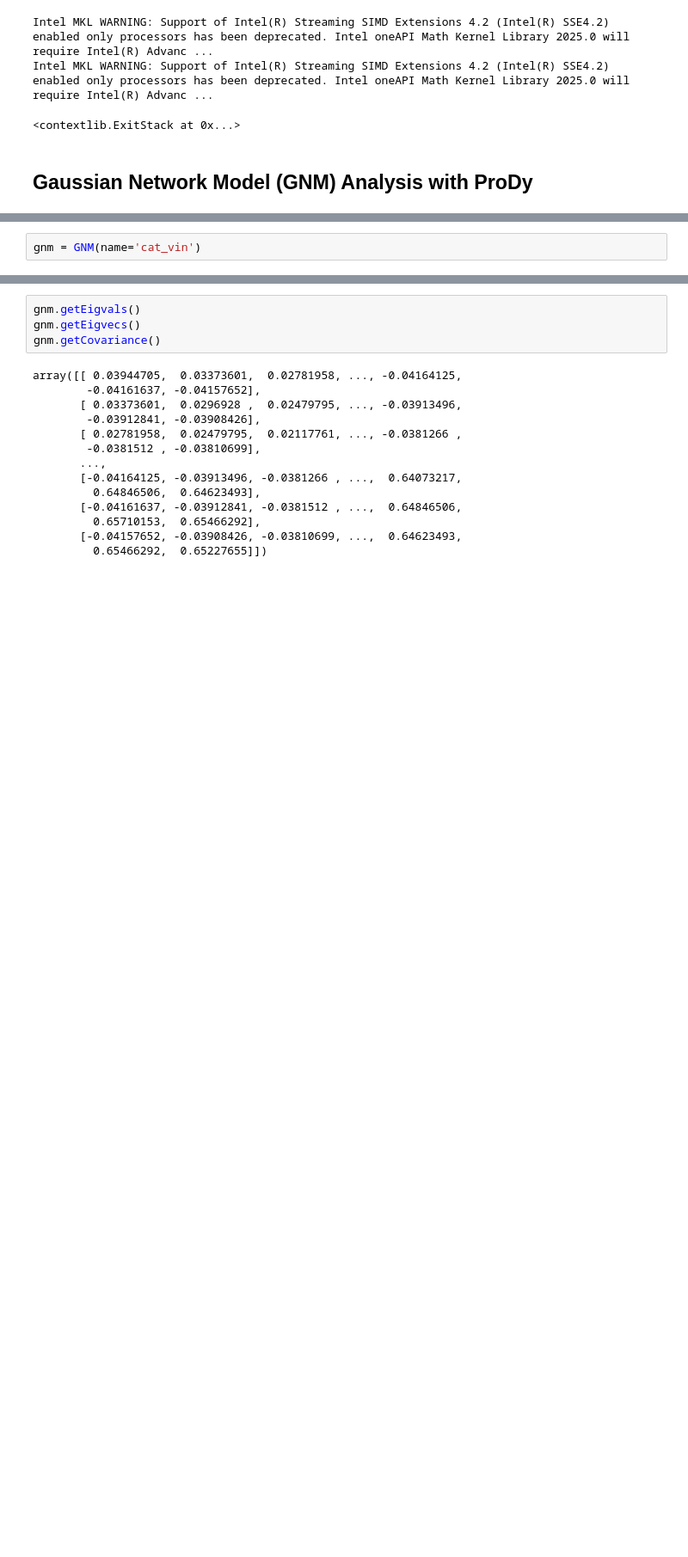
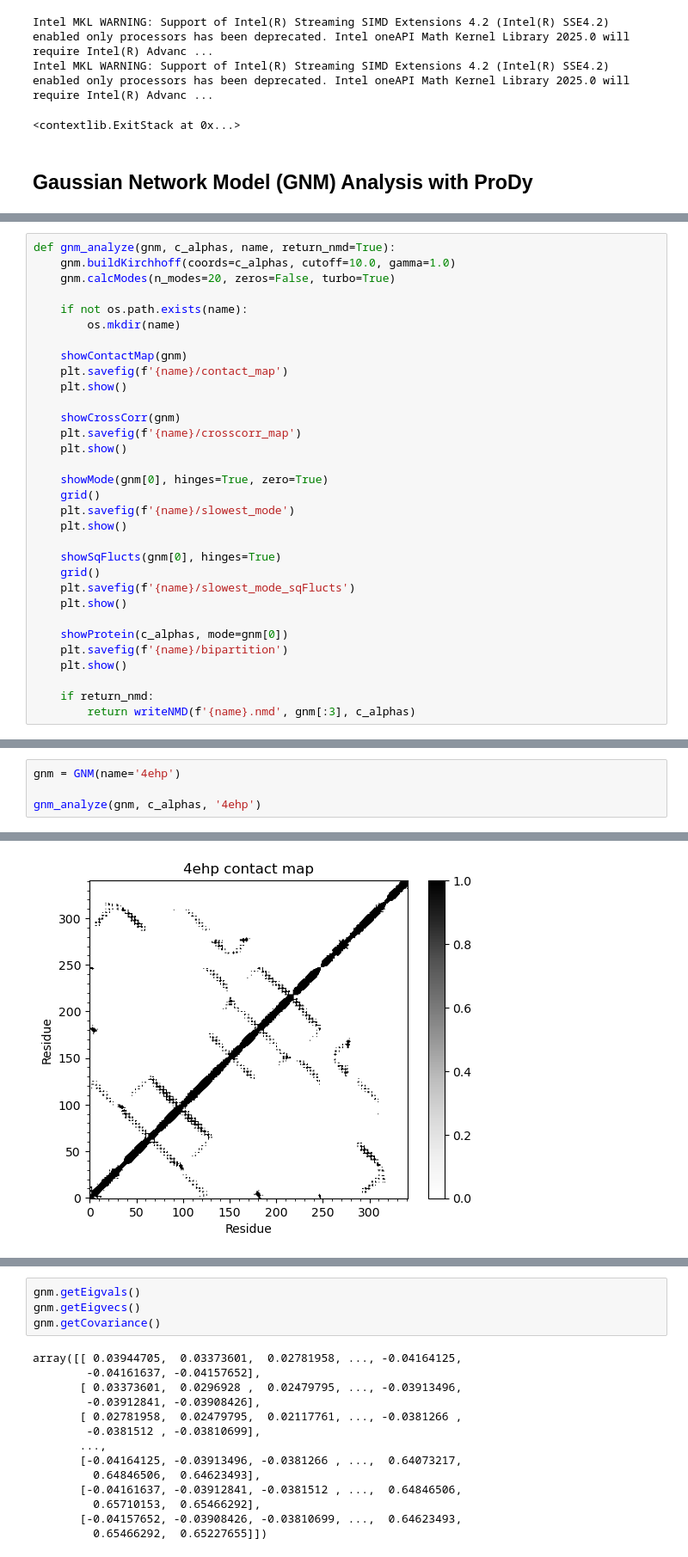
Before and after one commit to smouline/alphacatenin, a Jupyter notebook: 4ehp_nma.ipynb, the cells around one changed output, grey strips where cells are left out. Shown at 86% size. Cells and saved outputs as stored; diff of their text form; blank space fills up the shorter version.

```diff
--- a/4ehp_nma.ipynb
+++ b/4ehp_nma.ipynb
@@ -42,2 +23,32 @@ First, Let's create a `GNM` object.
 # %%
-gnm = GNM(name='cat_vin')
+def gnm_analyze(gnm, c_alphas, name, return_nmd=True):
+    gnm.buildKirchhoff(coords=c_alphas, cutoff=10.0, gamma=1.0)
+    gnm.calcModes(n_modes=20, zeros=False, turbo=True)
+
+    if not os.path.exists(name):
+        os.mkdir(name)
+
+    showContactMap(gnm)
+    plt.savefig(f'{name}/contact_map')
+    plt.show()
+
+    showCrossCorr(gnm)
+    plt.savefig(f'{name}/crosscorr_map')
+    plt.show()
+
+    showMode(gnm[0], hinges=True, zero=True)
+    grid()
+    plt.savefig(f'{name}/slowest_mode')
+    plt.show()
+
+    showSqFlucts(gnm[0], hinges=True)
+    grid()
+    plt.savefig(f'{name}/slowest_mode_sqFlucts')
+    plt.show()
+
+    showProtein(c_alphas, mode=gnm[0])
+    plt.savefig(f'{name}/bipartition')
+    plt.show()
+
+    if return_nmd:
+        return writeNMD(f'{name}.nmd', gnm[:3], c_alphas)
@@ -43,0 +70,5 @@ gnm = GNM(name='cat_vin')
+# %%
+gnm = GNM(name='4ehp')
+
+gnm_analyze(gnm, c_alphas, '4ehp')
+# %% [output]
@@ -43,0 +79 @@ gnm = GNM(name='cat_vin')
+[figure, added]
```
Also changed, not shown: parts of 9 cells of this notebook.
